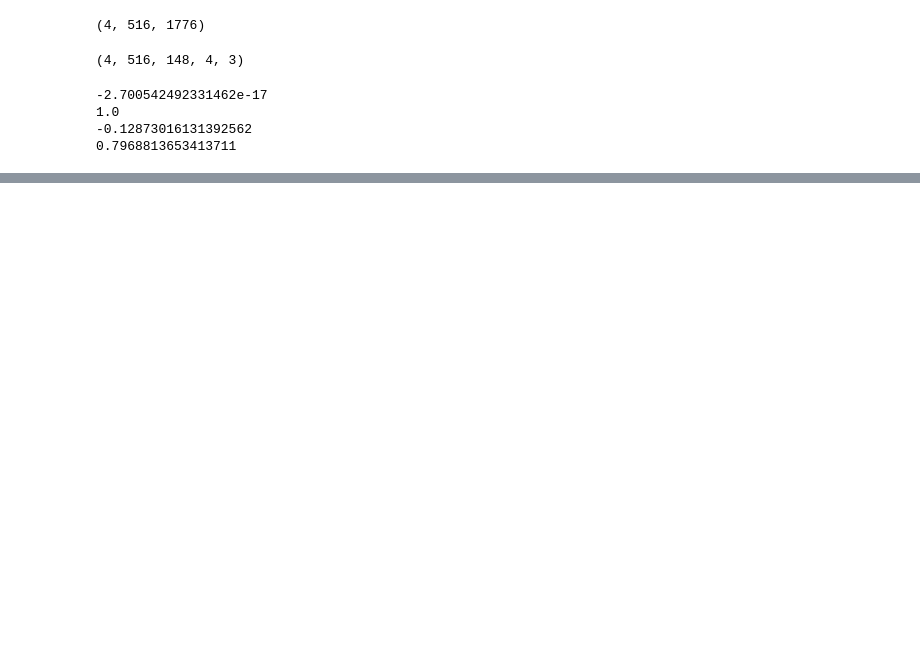
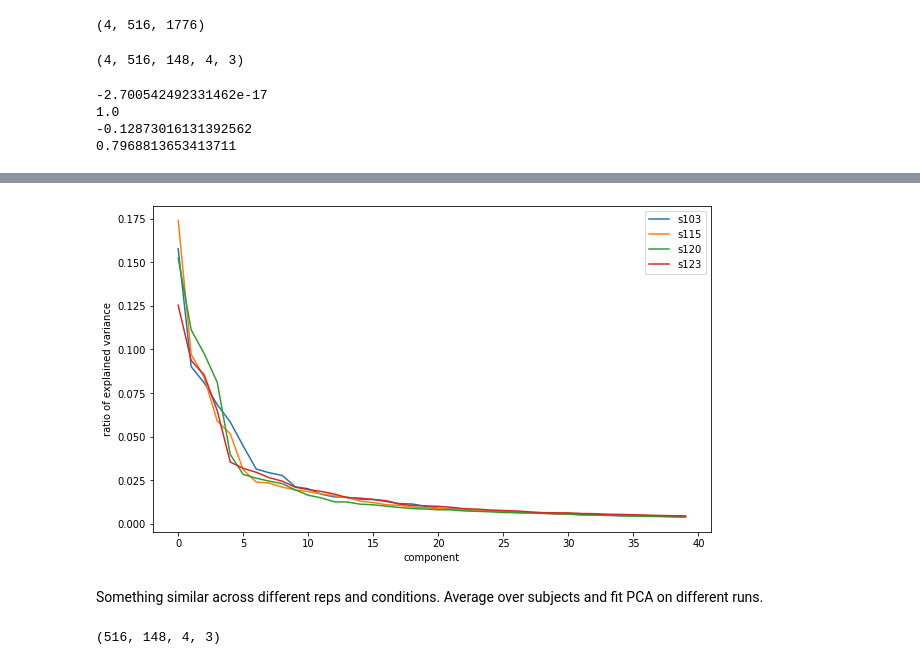
Before and after one commit to riesacassano/fMRI_piano, a Jupyter notebook: ryc_100121_PCA.ipynb, the cells around one changed output, grey strips where cells are left out. Saved outputs shown, nothing was run; the diff lists cells and outputs as text; code cells hidden in the pictures; blank space fills up the shorter version.

```diff
--- a/ryc_100121_PCA.ipynb
+++ b/ryc_100121_PCA.ipynb
@@ -58,0 +88,28 @@ print(np.std(orig_data_norm[0,:,20,0,0])) # shouldn't be 1
+# %%
+# same thing, but zoom in on the first 40 components
+fig,ax = plt.subplots(figsize=(10,6))
+ax.set_xlabel('component')
+ax.set_ylabel('ratio of explained variance')
+
+for s in range(n_sub):
+  # create the object
+  this_pca = PCA()
+
+  # fit this subject's data
+  # data has to be TRs x voxels for PCA
+  this_pca.fit(data_rep1_I[s,:,:].T)
+
+  # plot the explained variance
+  ax.plot(this_pca.explained_variance_ratio_[:40],label='s1%s'%subjects[s])
+
+ax.legend();
+# %% [output]
+[figure, added]
+# %% [markdown]
+Something similar across different reps and conditions. Average over subjects and fit PCA on different runs.
+# %%
+# average over subjects
+avg_data_all = np.mean(orig_data_norm,axis=0)
+print(avg_data_all.shape)
+# %% [output]
+(516, 148, 4, 3)
```
Also changed, not shown: parts of 7 cells of this notebook.
